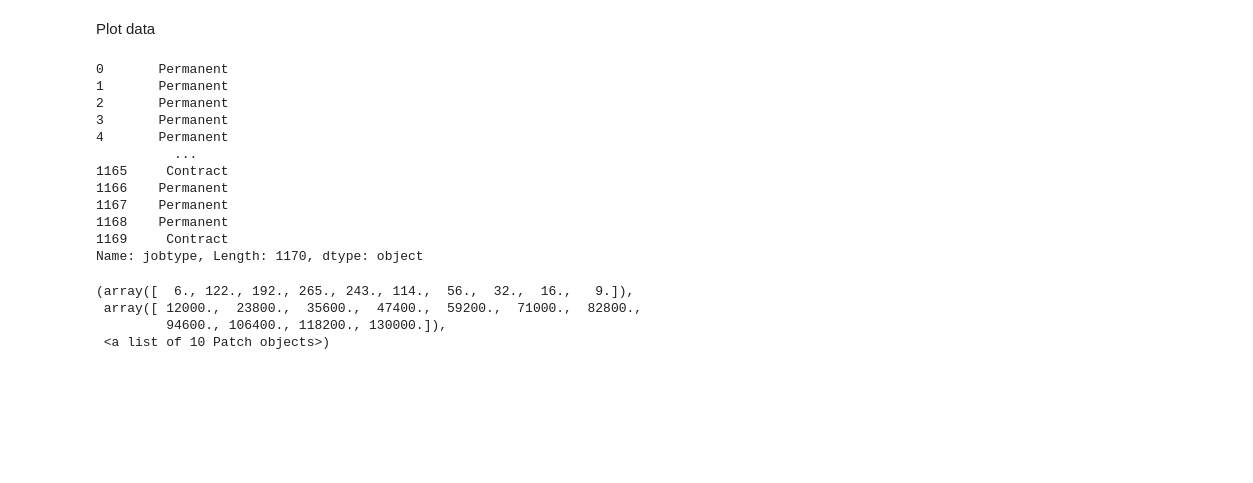
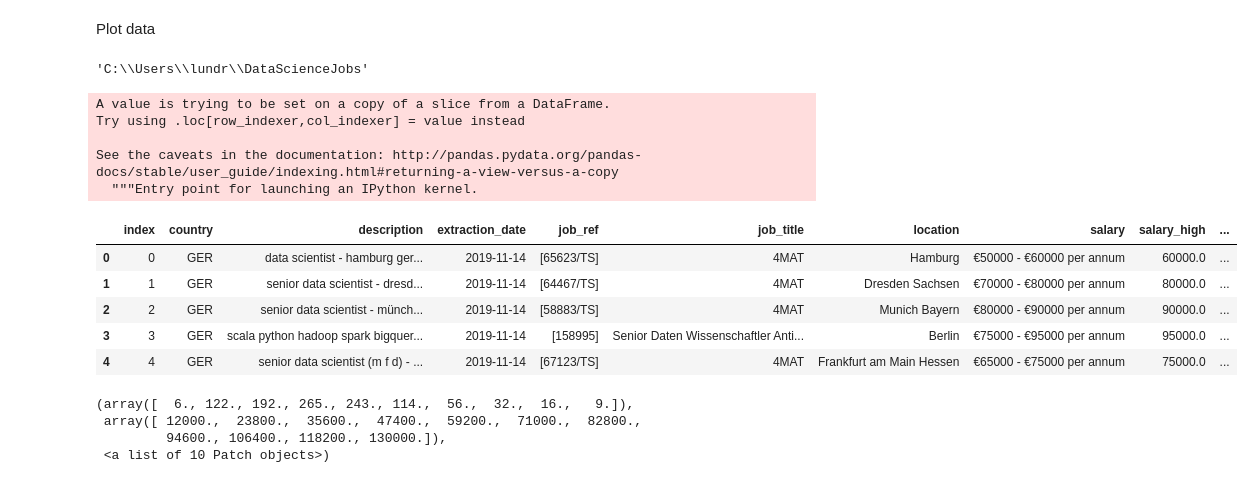
Before and after one commit to jamobe/DataScienceJobs, a Jupyter notebook: Cleaning/cleaning_harnham_UK.ipynb, the cells around one changed output. Cells and saved outputs as stored; diff of their text form; code cells hidden in the pictures; blank space fills up the shorter version.

```diff
--- a/Cleaning/cleaning_harnham_UK.ipynb
+++ b/Cleaning/cleaning_harnham_UK.ipynb
@@ -154,21 +137,31 @@ See the caveats in the documentation: http://pandas.pydata.org/pandas-docs/stabl
   # Remove the CWD from sys.path while we load stuff.
 # %% [markdown]
 Plot data
+# %%
+path = os.getcwd()
+parent_folder, current_folder = os.path.split(path)
+parent_folder
+# %% [output]
+'C:\\Users\\lundr\\DataScienceJobs'
+# %%
+info['Region'] = info['location'].apply(lambda x: cf.check_locations(x))
+# %%
+= a
+# %% [output]
+A value is trying to be set on a copy of a slice from a DataFrame.
+Try using .loc[row_indexer,col_indexer] = value instead
+
+See the caveats in the documentation: http://pandas.pydata.org/pandas-docs/stable/user_guide/indexing.html#returning-a-view-versus-a-copy
+  """Entry point for launching an IPython kernel.
 # %%
-info['jobtype']
+info.head()
 # %% [output]
-0       Permanent
-1       Permanent
-2       Permanent
-3       Permanent
-4       Permanent
-          ...
-1165     Contract
-1166    Permanent
-1167    Permanent
-1168    Permanent
-1169     Contract
-Name: jobtype, Length: 1170, dtype: object
+|  | index | country | description | extraction_date | job_ref | job_title | location | salary | salary_high | ... |
+| 0 | 0 | GER | data scientist - hamburg ger... | 2019-11-14 | [65623/TS] | 4MAT | Hamburg | €50000 - €60000 per annum | 60000.0 | ... |
+| 1 | 1 | GER | senior data scientist - dresd... | 2019-11-14 | [64467/TS] | 4MAT | Dresden Sachsen | €70000 - €80000 per annum | 80000.0 | ... |
+| 2 | 2 | GER | senior data scientist - münch... | 2019-11-14 | [58883/TS] | 4MAT | Munich Bayern | €80000 - €90000 per annum | 90000.0 | ... |
+| 3 | 3 | GER | scala python hadoop spark bigquer... | 2019-11-14 | [158995] | Senior Daten Wissenschaftler Anti... | Berlin | €75000 - €95000 per annum | 95000.0 | ... |
+| 4 | 4 | GER | senior data scientist (m f d) - ... | 2019-11-14 | [67123/TS] | 4MAT | Frankfurt am Main Hessen | €65000 - €75000 per annum | 75000.0 | ... |
 # %%
 #plt.hist(info['salary_average'][info['jobtype']!='Contract'])
 plt.hist(info['salary_average'])
```
Also changed, not shown: parts of 11 cells of this notebook, 8 other files.
